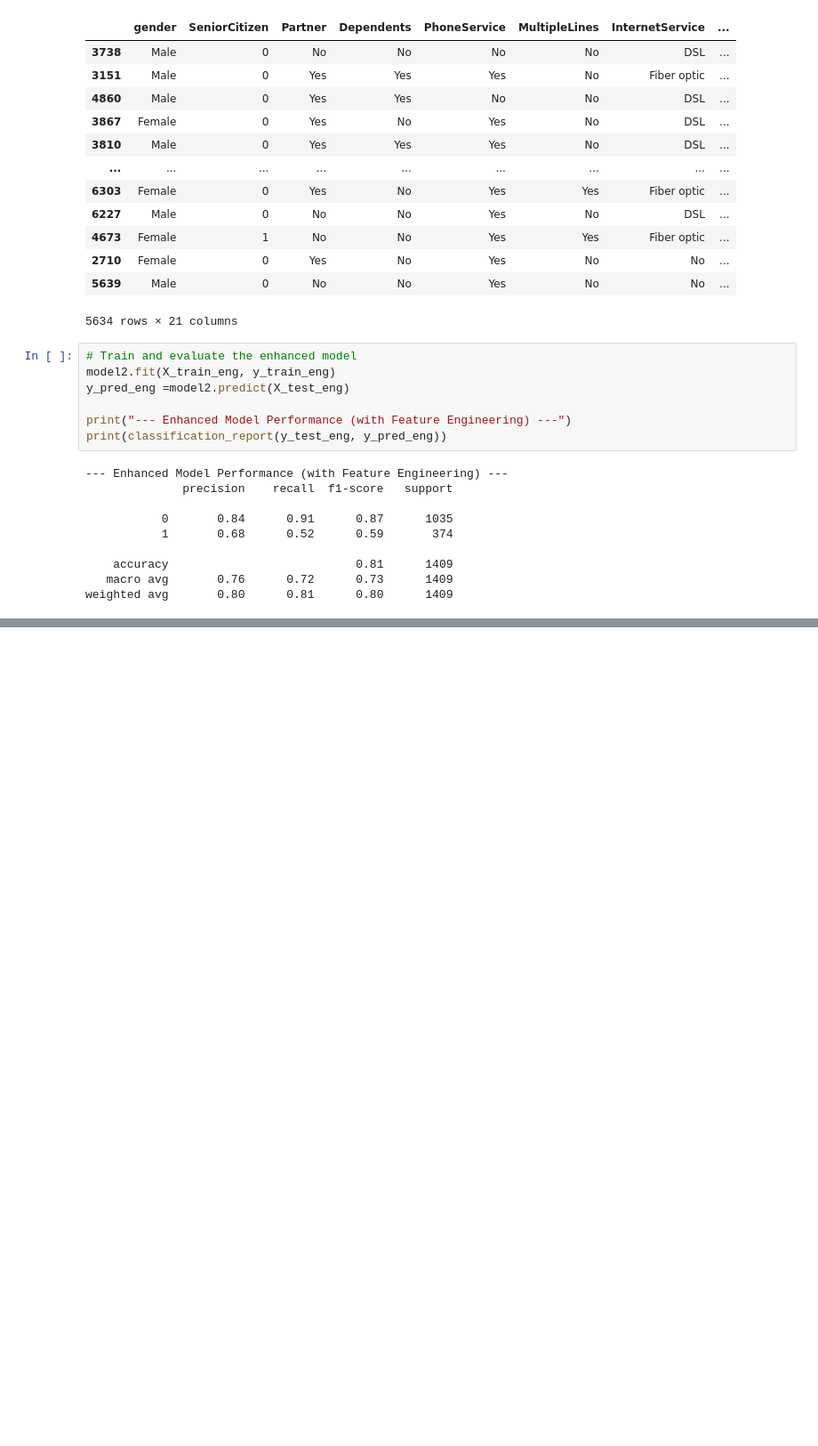
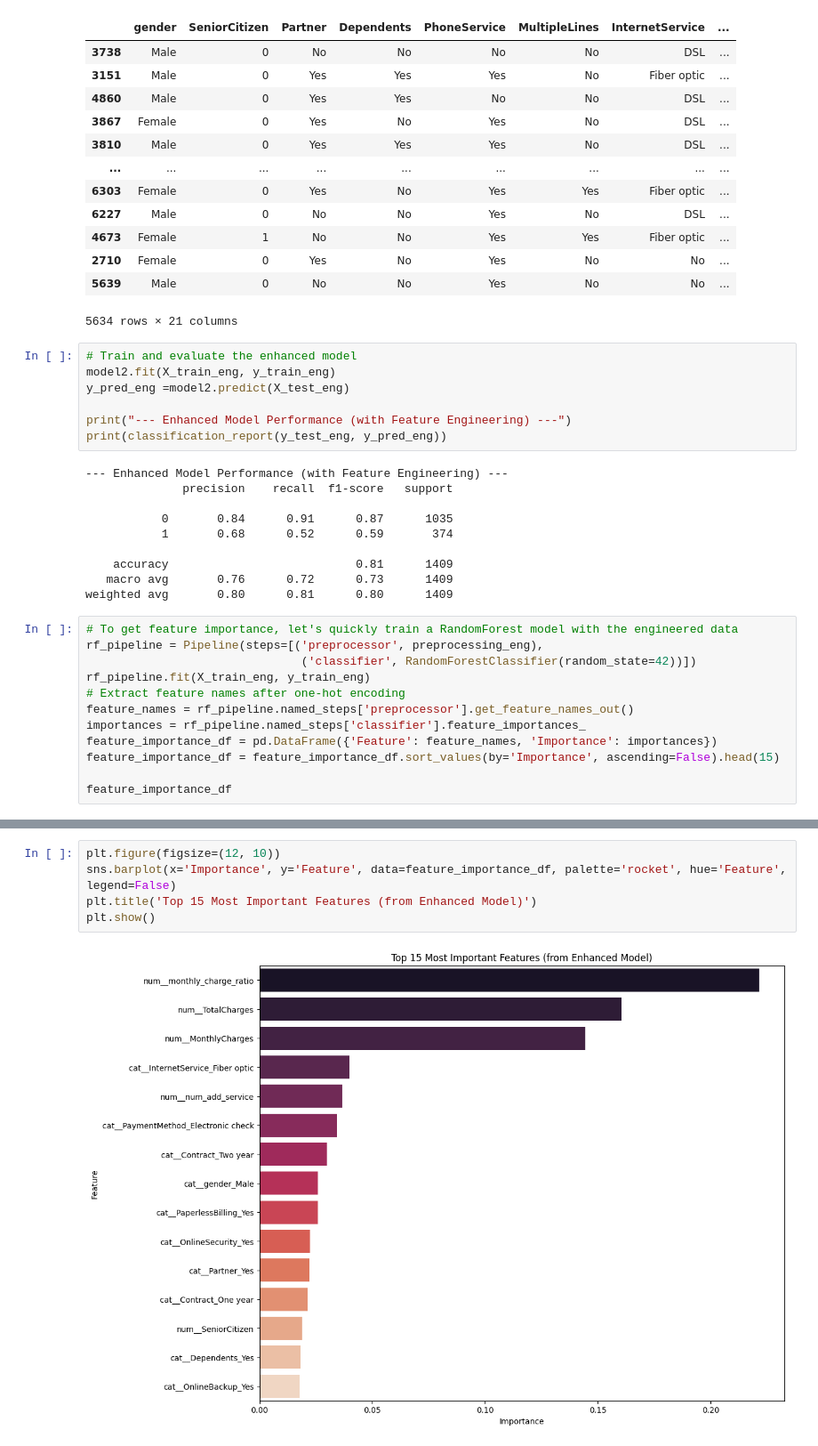
Before and after one commit to princeiiitk/Preventing-Customer-Churn-with-Feature-Transformation, a Jupyter notebook: Preventing_Customer_Churn_with_Feature_Transformation.ipynb, the cells around one changed output, grey strips where cells are left out. Shown at 89% size. Cells and saved outputs as stored; diff of their text form; blank space fills up the shorter version.

```diff
--- a/Preventing_Customer_Churn_with_Feature_Transformation.ipynb
+++ b/Preventing_Customer_Churn_with_Feature_Transformation.ipynb
@@ -347,3 +347,15 @@ print(classification_report(y_test_eng, y_pred_eng))
     accuracy                           0.81      1409
    macro avg       0.76      0.72      0.73      1409
 weighted avg       0.80      0.81      0.80      1409
+# %%
+# To get feature importance, let's quickly train a RandomForest model with the engineered data
+rf_pipeline = Pipeline(steps=[('preprocessor', preprocessing_eng),
+                               ('classifier', RandomForestClassifier(random_state=42))])
+rf_pipeline.fit(X_train_eng, y_train_eng)
+# Extract feature names after one-hot encoding
+feature_names = rf_pipeline.named_steps['preprocessor'].get_feature_names_out()
+importances = rf_pipeline.named_steps['classifier'].feature_importances_
+feature_importance_df = pd.DataFrame({'Feature': feature_names, 'Importance': importances})
+feature_importance_df = feature_importance_df.sort_values(by='Importance', ascending=False).head(15)
+
+feature_importance_df
@@ -349,0 +379,7 @@ weighted avg       0.80      0.81      0.80      1409
+# %%
+plt.figure(figsize=(12, 10))
+sns.barplot(x='Importance', y='Feature', data=feature_importance_df, palette='rocket', hue='Feature', legend=False)
+plt.title('Top 15 Most Important Features (from Enhanced Model)')
+plt.show()
+# %% [output]
+[figure, added]
```
Also changed, not shown: parts of 6 cells of this notebook.
